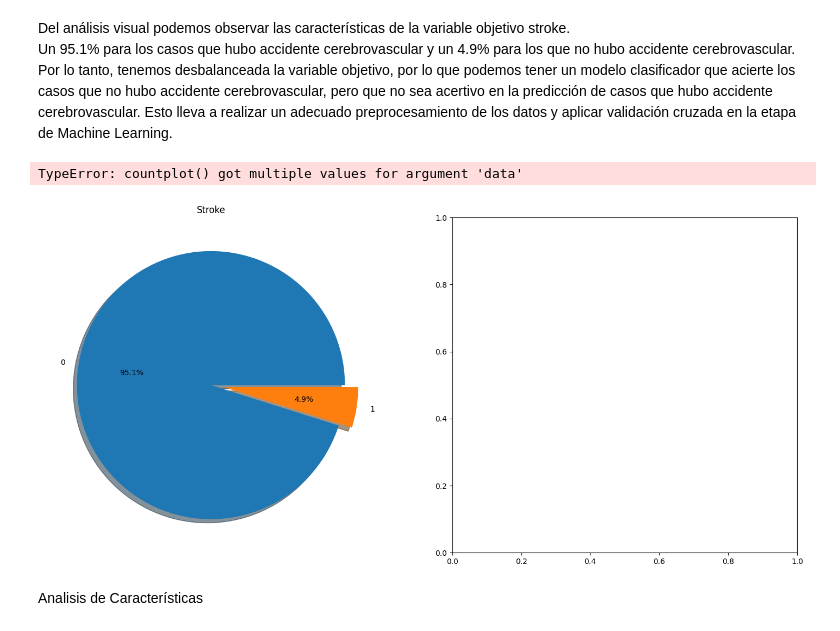
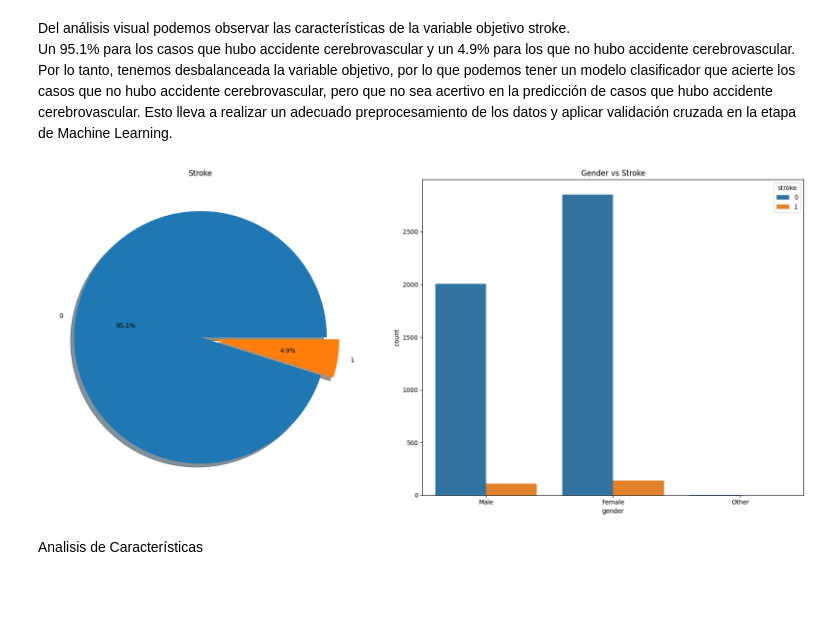
Before and after one commit to ivansalinassilva2026/app_cd, a Jupyter notebook: notebooks/Trabajo_Final.ipynb, the cells around one changed output. Drawn from its saved outputs; the diff is of its cells as text; code cells hidden in the pictures; blank space fills up the shorter version.

```diff
--- a/notebooks/Trabajo_Final.ipynb
+++ b/notebooks/Trabajo_Final.ipynb
@@ -124,14 +124,23 @@ Un 95.1% para los casos que hubo accidente cerebrovascular y un 4.9% para los qu
 Por lo tanto, tenemos desbalanceada la variable objetivo, por lo que podemos tener un modelo clasificador que acierte los casos que no hubo accidente cerebrovascular, pero que no sea acertivo en la predicción de casos que hubo accidente cerebrovascular.
 Esto lleva a realizar un adecuado preprocesamiento de los datos y aplicar validación cruzada en la etapa de Machine Learning.
 # %%
-f, ax = plt.subplots(1,2, figsize = (18,8))
-df['stroke'].value_counts().plot.pie(autopct = '%1.1f%%', ax = ax[0], explode = [0, 0.1], shadow = True)
+f, ax = plt.subplots(1, 2, figsize=(18, 8))
+
+df['stroke'].value_counts().plot.pie(
+    autopct='%1.1f%%',
+    ax=ax[0],
+    explode=[0, 0.1],
+    shadow=True
+)
 ax[0].set_title('Stroke')
 
-sns.countplot('gender', hue='stroke', data = df, ax= ax[1])
+sns.countplot(x='gender', hue='stroke', data=df, ax=ax[1])
+ax[1].set_title('Gender vs Stroke')
+
+plt.tight_layout()
+plt.show()
 # %% [output]
-TypeError: countplot() got multiple values for argument 'data'
-[figure, old version]
+[figure, new version]
 # %% [markdown]
 Analisis de Características
 # %%
```
